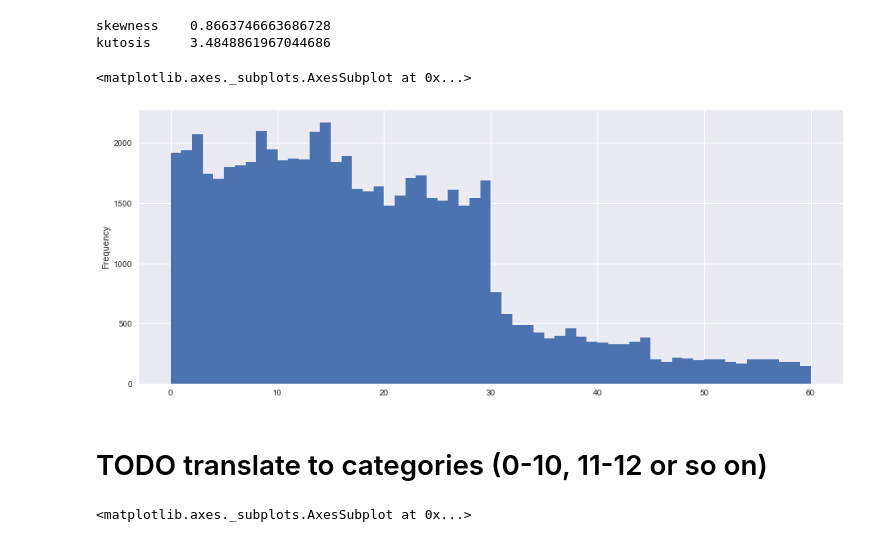
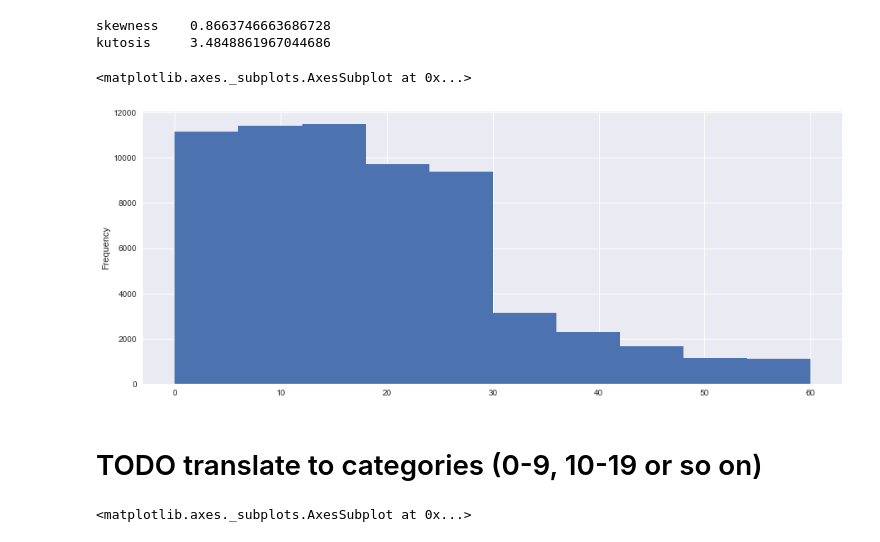
Before and after one commit to blanarik/kickstarter_success_prediction, a Jupyter notebook: 03_Kickstarter_exploratory_data_analysis.ipynb, the cells around one changed output. Cells and saved outputs as stored; diff of their text form; code cells hidden in the pictures.

```diff
--- a/03_Kickstarter_exploratory_data_analysis.ipynb
+++ b/03_Kickstarter_exploratory_data_analysis.ipynb
@@ -476,0 +479,3 @@ fig.set_size_inches(15, 10)
+# %%
+df_projects['average_pledge'] = (df_projects['usd_pledged'] / df_projects['backers_count']).fillna(0)
+df_projects['average_pledge'].describe()
@@ -476,0 +530,3 @@ fig.set_size_inches(15, 10)
+# %%
+df_projects['average_pledge_end'] = (df_projects['usd_pledged_end'] / df_projects['backers_count_end']).fillna(0)
+df_projects['average_pledge_end'].describe()
@@ -553,12 +668,12 @@ print('kutosis     '+str(stats.kurtosis(df_projects['days_running'], fisher=Fals
 skewness    0.8663746663686728
 kutosis     3.4848861967044686
 # %%
-df_projects['days_running'].plot(kind='hist', bins=60)
+df_projects['days_running'].plot(kind='hist')
 # %% [output]
 <matplotlib.axes._subplots.AxesSubplot at 0x...>
-[figure, old version]
+[figure, new version]
 # %% [markdown]
-# TODO translate to categories (0-10, 11-12 or so on)
+# TODO translate to categories (0-9, 10-19 or so on)
 # %%
 pd.crosstab(index=df_projects['days_running'], columns=df_projects['days_duration']).plot.bar(stacked=True, figsize=(15, 20))
 # %% [output]
```
Also changed, not shown: parts of 16 cells of this notebook.
